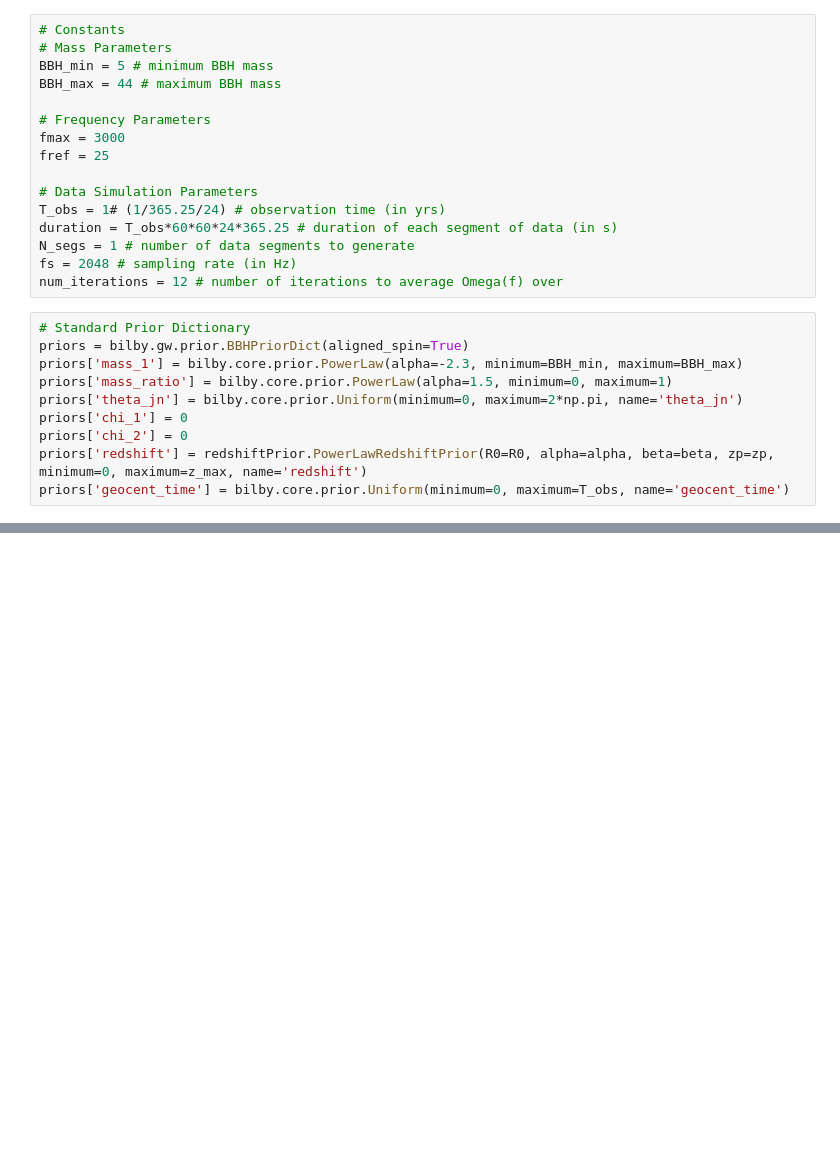
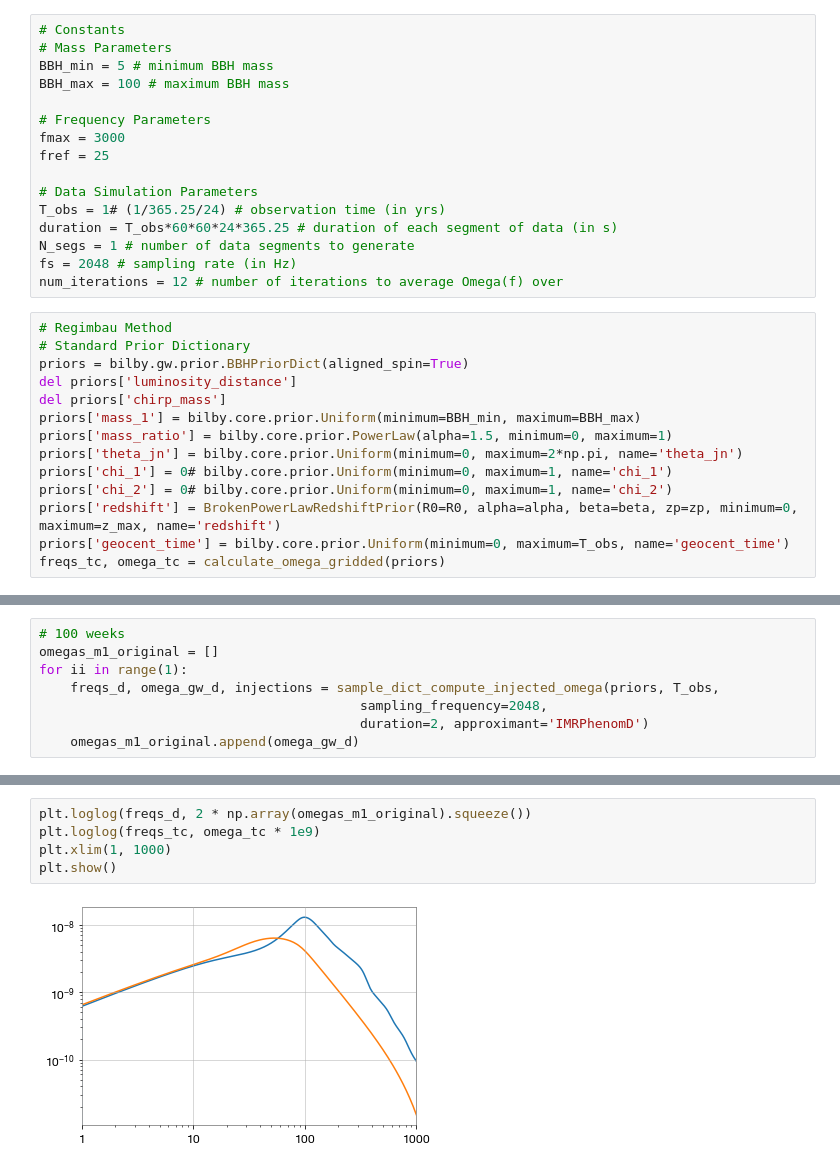
Before and after one commit to meyers-academic/astrophysical_gwb, a Jupyter notebook: notebooks/sgwb_calculation/faster_method_meyers.ipynb, the cells around one changed output, grey strips where cells are left out. Cells and saved outputs as stored; diff of their text form; blank space fills up the shorter version.

Commit message:
update compute_omega module, notebook, remove extra version of tom's code.

```diff
--- a/notebooks/sgwb_calculation/faster_method_meyers.ipynb
+++ b/notebooks/sgwb_calculation/faster_method_meyers.ipynb
@@ -38,7 +37,7 @@ The autoreload extension is already loaded. To reload it, use:
 # Constants
 # Mass Parameters
 BBH_min = 5 # minimum BBH mass
-BBH_max = 44 # maximum BBH mass
+BBH_max = 100 # maximum BBH mass
 
 # Frequency Parameters
 fmax = 3000
@@ -51,13 +50,17 @@ N_segs = 1 # number of data segments to generate
 fs = 2048 # sampling rate (in Hz)
 num_iterations = 12 # number of iterations to average Omega(f) over
 # %%
+# Regimbau Method
 # Standard Prior Dictionary
 priors = bilby.gw.prior.BBHPriorDict(aligned_spin=True)
-priors['mass_1'] = bilby.core.prior.PowerLaw(alpha=-2.3, minimum=BBH_min, maximum=BBH_max)
+del priors['luminosity_distance']
+del priors['chirp_mass']
+priors['mass_1'] = bilby.core.prior.Uniform(minimum=BBH_min, maximum=BBH_max)
 priors['mass_ratio'] = bilby.core.prior.PowerLaw(alpha=1.5, minimum=0, maximum=1)
 priors['theta_jn'] = bilby.core.prior.Uniform(minimum=0, maximum=2*np.pi, name='theta_jn')
-priors['chi_1'] = 0
-priors['chi_2'] = 0
-priors['redshift'] = redshiftPrior.PowerLawRedshiftPrior(R0=R0, alpha=alpha, beta=beta, zp=zp, minimum=0, maximum=z_max, name='redshift')
+priors['chi_1'] = 0# bilby.core.prior.Uniform(minimum=0, maximum=1, name='chi_1')
+priors['chi_2'] = 0# bilby.core.prior.Uniform(minimum=0, maximum=1, name='chi_2')
+priors['redshift'] = BrokenPowerLawRedshiftPrior(R0=R0, alpha=alpha, beta=beta, zp=zp, minimum=0, maximum=z_max, name='redshift')
 priors['geocent_time'] = bilby.core.prior.Uniform(minimum=0, maximum=T_obs, name='geocent_time')
+freqs_tc, omega_tc = calculate_omega_gridded(priors)
 # %% [output]
@@ -139,0 +69,8 @@ No artists with labels found to put in legend.  Note that artists whose label st
+# %%
+# 100 weeks
+omegas_m1_original = []
+for ii in range(1):
+    freqs_d, omega_gw_d, injections = sample_dict_compute_injected_omega(priors, T_obs,
+                                         sampling_frequency=2048,
+                                         duration=2, approximant='IMRPhenomD')
+    omegas_m1_original.append(omega_gw_d)
@@ -139,0 +84,7 @@ No artists with labels found to put in legend.  Note that artists whose label st
+# %%
+plt.loglog(freqs_d, 2 * np.array(omegas_m1_original).squeeze())
+plt.loglog(freqs_tc, omega_tc * 1e9)
+plt.xlim(1, 1000)
+plt.show()
+# %% [output]
+[figure, added]
```
Also changed, not shown: parts of 10 cells of this notebook, 2 other files.
